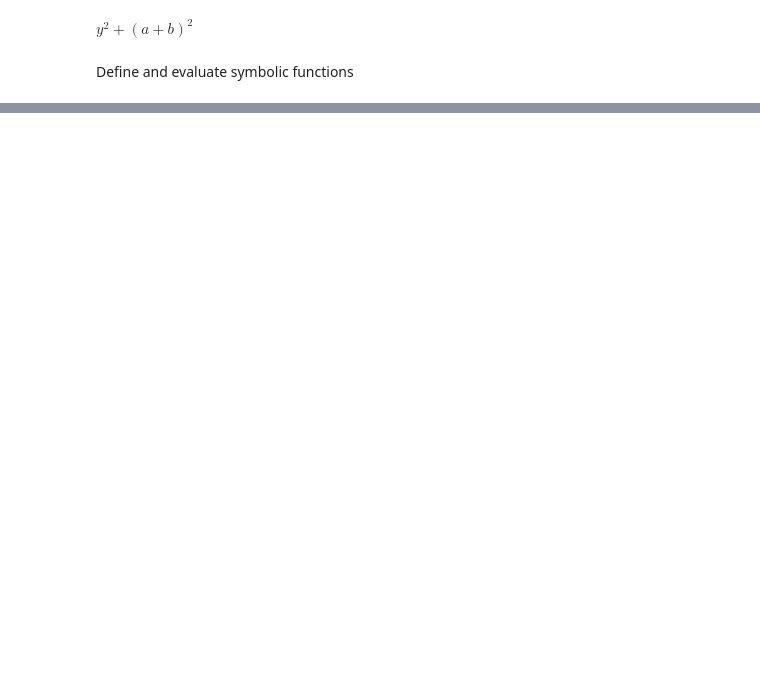
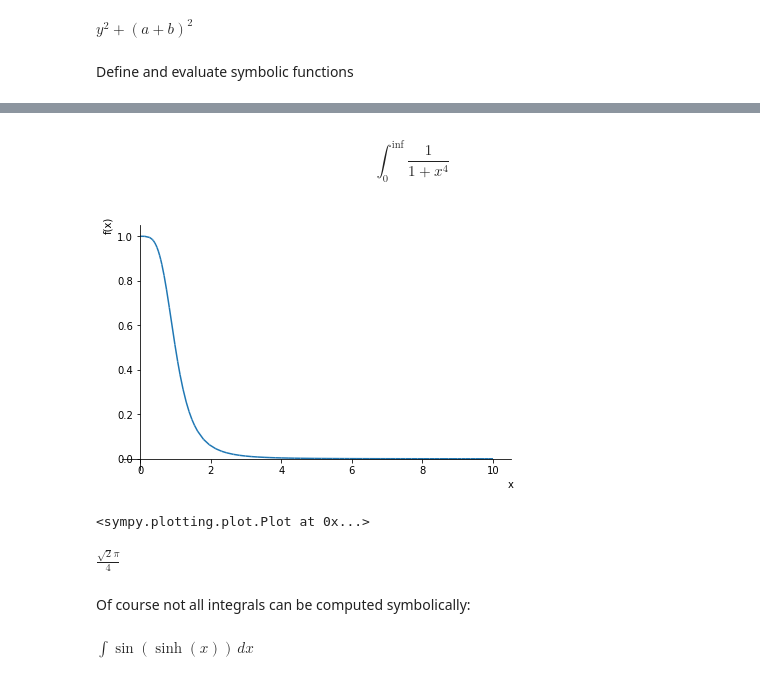
Before and after one commit to OleBo/MathSo, a Jupyter notebook: notebooks/SymbolicMathematics.ipynb, the cells around one changed output, grey strips where cells are left out. Drawn from its saved outputs; the diff is of its cells as text; code cells hidden in the pictures; blank space fills up the shorter version.

```diff
--- a/notebooks/SymbolicMathematics.ipynb
+++ b/notebooks/SymbolicMathematics.ipynb
@@ -45,0 +488,17 @@ $\displaystyle f{\left(x,y \right)}$
+# %% [markdown]
+$$\int_0^\inf \frac{1}{1 + x^4}$$
+# %%
+plot(1/(1 + x**4), (x, 0, 10))
+# %% [output]
+[figure, added]
+<sympy.plotting.plot.Plot at 0x...>
+# %%
+integrate(1/(1 + x**4), (x, 0, oo))
+# %% [output]
+$\displaystyle \frac{\sqrt{2} \pi}{4}$
+# %% [markdown]
+Of course not all integrals can be computed symbolically:
+# %%
+integrate(sin(sinh(x)), x)
+# %% [output]
+$\displaystyle \int \sin{\left(\sinh{\left(x \right)} \right)}\, dx$
```
Also changed, not shown: parts of 194 cells of this notebook.
